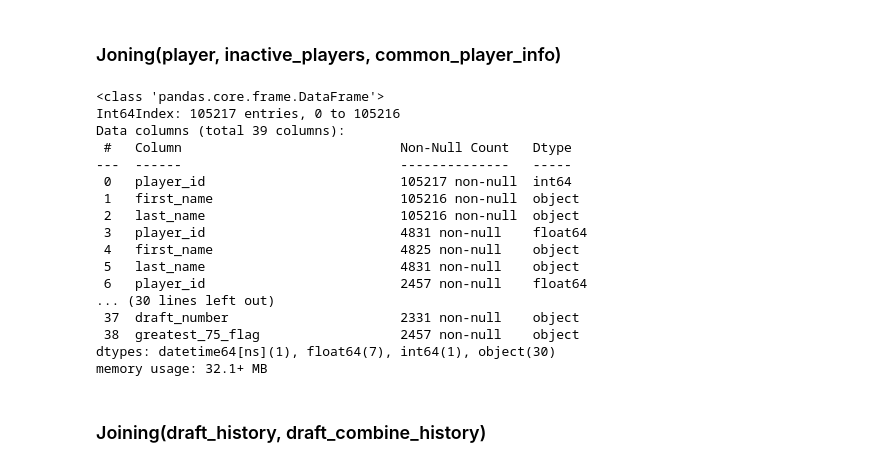
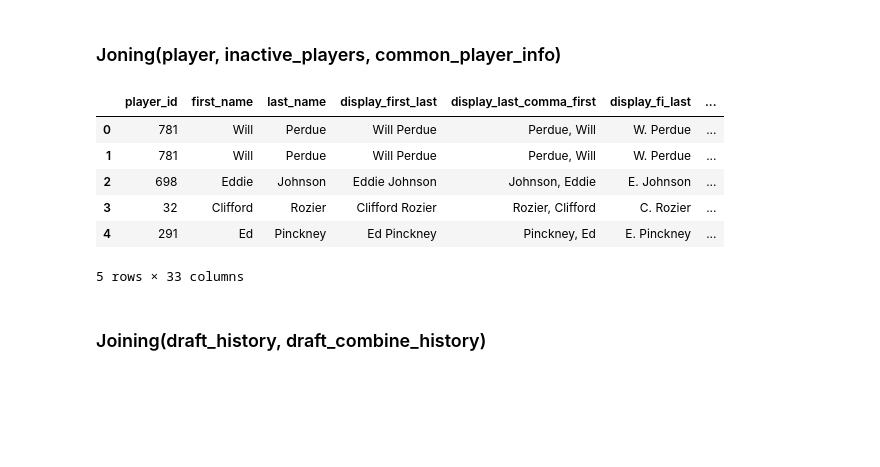
Before and after one commit to mdrhmn48/nba_data_analysis, a Jupyter notebook: nba_pandas.ipynb, the cells around one changed output. Saved outputs shown, nothing was run; the diff lists cells and outputs as text; code cells hidden in the pictures; blank space fills up the shorter version.

```diff
--- a/nba_pandas.ipynb
+++ b/nba_pandas.ipynb
@@ -292,7 +277,7 @@ df_inactive_players["jersey_num"] = df_inactive_players["jersey_num"].fillna(-1)
 df_common_player_info = df_common_player_info.rename(columns={"person_id" : "player_id", "jersey": "jersey_num"})
 
 df_common_player_info["birthdate"] = pd.to_datetime(df_common_player_info["birthdate"])
-df_common_player_info["weight"] = df_common_player_info["weight"].replace("nan", 0)
+# df_common_player_info["weight"] = df_common_player_info["weight"].replace("nan", 0)
 # df_common_player_info[["first_name","jersey_num"]]
 # df_common_player_info["position"].unique()
 df_common_player_info.info()
@@ -319,33 +304,23 @@ memory usage: 633.6+ KB
 # %%
 # Extract the common columns for merging
 common_columns = ["player_id", "first_name", "last_name"]
 
-# Merge df_player and df_common_player_info using pd.concat()
-join_player_table1 = pd.concat([df_player[common_columns], df_common_player_info], axis=1)
+# Merge df_player and df_common_player_info using merge()
+join_player_table1 = pd.merge(df_player[common_columns], df_common_player_info, on=common_columns)
 
-# Merge df_inactive_players and join_player_table1 using pd.concat()
-final_player_table = pd.concat([df_inactive_players[common_columns], join_player_table1], axis=1)
+# Merge df_inactive_players and join_player_table1 using merge()
+final_player_table = pd.merge(df_inactive_players[common_columns], join_player_table1, on=common_columns)
 
 # Print information about the final_player_table DataFrame
-final_player_table.info()
+final_player_table.head()
 # %% [output]
+|  | player_id | first_name | last_name | display_first_last | display_last_comma_first | display_fi_last | ... |
+| 0 | 781 | Will | Perdue | Will Perdue | Perdue, Will | W. Perdue | ... |
+| 1 | 781 | Will | Perdue | Will Perdue | Perdue, Will | W. Perdue | ... |
+| 2 | 698 | Eddie | Johnson | Eddie Johnson | Johnson, Eddie | E. Johnson | ... |
+| 3 | 32 | Clifford | Rozier | Clifford Rozier | Rozier, Clifford | C. Rozier | ... |
+| 4 | 291 | Ed | Pinckney | Ed Pinckney | Pinckney, Ed | E. Pinckney | ... |
-<class 'pandas.core.frame.DataFrame'>
-Int64Index: 105217 entries, 0 to 105216
-Data columns (total 39 columns):
- #   Column                            Non-Null Count   Dtype
----  ------                            --------------   -----
- 0   player_id                         105217 non-null  int64
- 1   first_name                        105216 non-null  object
- 2   last_name                         105216 non-null  object
- 3   player_id                         4831 non-null    float64
- 4   first_name                        4825 non-null    object
- 5   last_name                         4831 non-null    object
- 6   player_id                         2457 non-null    float64
-... (30 lines left out)
- 37  draft_number                      2331 non-null    object
- 38  greatest_75_flag                  2457 non-null    object
-dtypes: datetime64[ns](1), float64(7), int64(1), object(30)
-memory usage: 32.1+ MB
+5 rows × 33 columns
 # %% [markdown]
 ### Joining(draft_history, draft_combine_history)
 # %%
```
Also changed, not shown: parts of 4 cells of this notebook, 1 other file.
